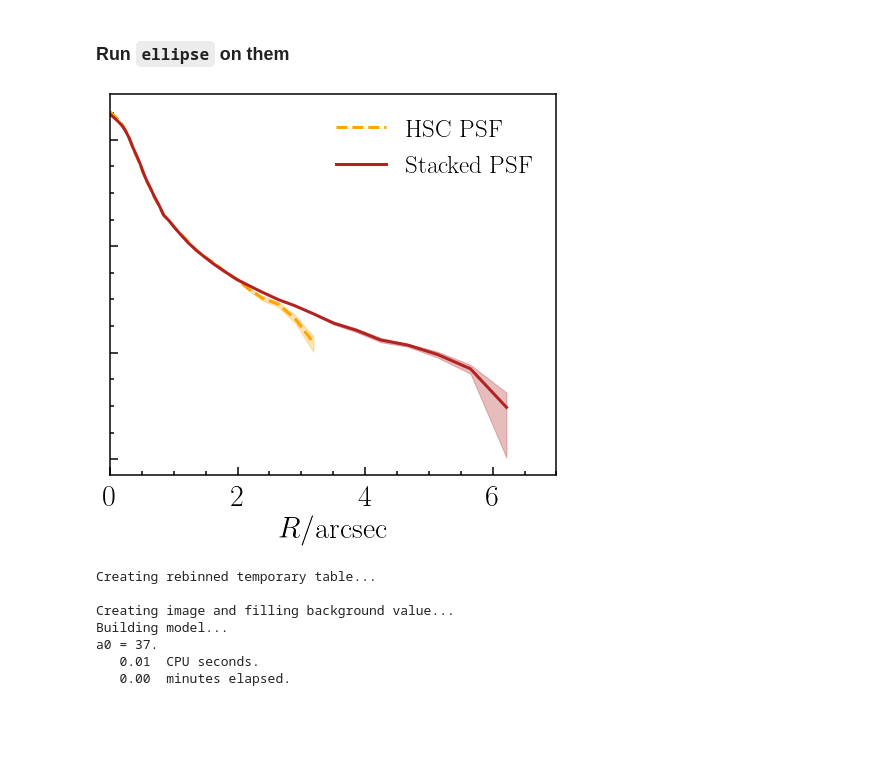
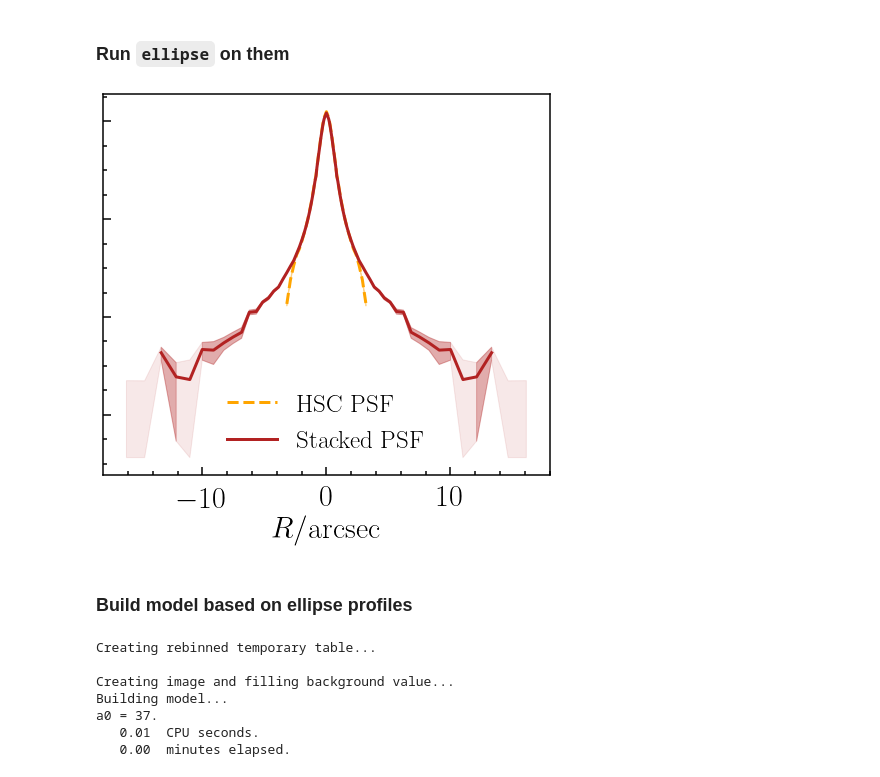
Before and after one commit to AstroJacobLi/HSC_stacking, a Jupyter notebook: PSF-stack.ipynb, the cells around one changed output. Cells and saved outputs as stored; diff of their text form; code cells hidden in the pictures; blank space fills up the shorter version.

```diff
--- a/PSF-stack.ipynb
+++ b/PSF-stack.ipynb
@@ -193,5 +238,5 @@ save_to_fits(psf, 'hsc_psf.fits')
 # %%
-ell_fix_hsc = psf_SBP('hsc_psf.fits',
+ell_fix_hsc = ellipse_psf_SBP('hsc_psf.fits',
             None,
             0.168,
             '/Users/jiaxuanli/Research/Dragonfly/CompactObj/compsub/compsub/iraf/macosx/',
@@ -200,19 +245,6 @@ ell_fix_hsc = psf_SBP('hsc_psf.fits',
             low_clip=3.0,
             upp_clip=2.5,
             sma_ini=5,
-            sma_max=50,
+            sma_max=halosize,
             verbose=False,
             outPre='hsc_psf')
-
-ell_fix_stack = psf_SBP('median_psf.fits',
-            None,
-            0.168,
-            '/Users/jiaxuanli/Research/Dragonfly/CompactObj/compsub/compsub/iraf/macosx/',
-            step=0.10,
-            n_clip=3,
-            low_clip=3.0,
-            upp_clip=2.5,
-            sma_ini=5,
-            sma_max=50,
-            verbose=False,
-            outPre='stack_psf')
@@ -221,9 +251,22 @@ from lvhuo.display import psf_sbp
+# %%
+ell_fix_stack = ellipse_psf_SBP('median_psf.fits',
+            None,
+            0.168,
+            '/Users/jiaxuanli/Research/Dragonfly/CompactObj/compsub/compsub/iraf/macosx/',
+            step=0.10,
+            n_clip=3,
+            low_clip=3.0,
+            upp_clip=2.5,
+            sma_ini=5,
+            sma_max=halosize,
+            verbose=False,
+            outPre='stack_psf')
 # %%
 fig, ax = plt.subplots(figsize=(8, 7))
-psf_sbp(ell_fix_hsc, pixel_scale=0.168, ax=ax,
+show_psf_sbp(ell_fix_hsc, pixel_scale=0.168, ax=ax,
         label='HSC\ PSF', linecolor='orange', linestyle='--', labelloc='upper right');
-psf_sbp(ell_fix_stack, pixel_scale=0.168, ax=ax,
-        label='Stacked\ PSF', x_max=7, labelloc='upper right');
+show_psf_sbp(ell_fix_stack, pixel_scale=0.168, ax=ax,
+        label='Stacked\ PSF', x_max=18, labelloc='lower middle');
 plt.savefig('./psf_comparison.png', bbox_inches='tight')
 # %% [output]
-[figure, old version]
+[figure, new version]
@@ -230,3 +277,5 @@ plt.savefig('./psf_comparison.png', bbox_inches='tight')
+# %% [markdown]
+### Build model based on ellipse profiles
 # %%
 from pyraf import iraf
 from iraf import stsdas
```
Also changed, not shown: parts of 28 cells of this notebook, 4 other files.
